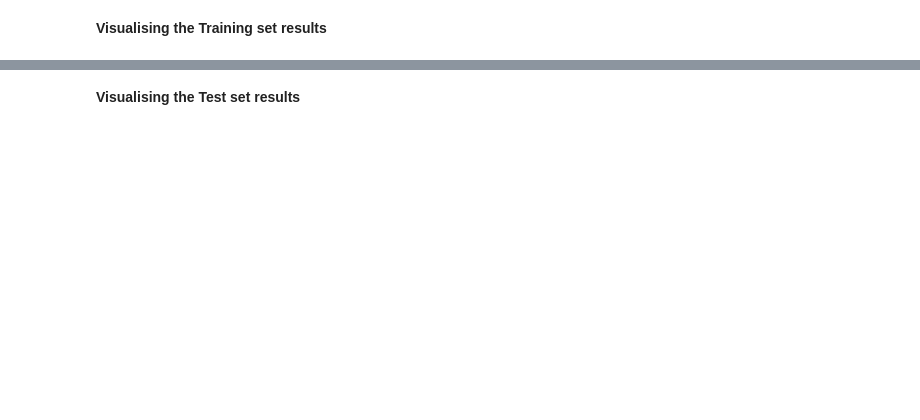
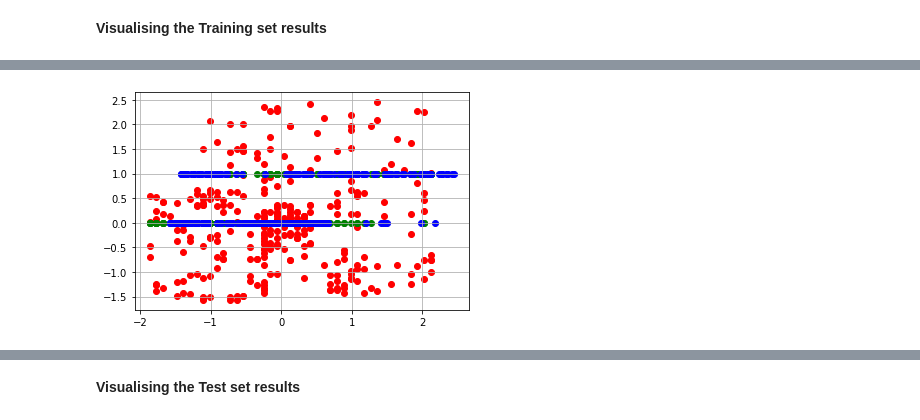
Before and after one commit to ajithspoojary/ML_Task7, a Jupyter notebook: Guvi_Decision_Trees_Assignment15.ipynb, the cells around one changed output, grey strips where cells are left out. Cells and saved outputs as stored; diff of their text form; code cells hidden in the pictures; blank space fills up the shorter version.

```diff
--- a/Guvi_Decision_Trees_Assignment15.ipynb
+++ b/Guvi_Decision_Trees_Assignment15.ipynb
@@ -7,2 +16,5 @@
 # %% [markdown]
 **Importing the dataset**
+# %%
+df = pd.read_csv("Social_Network_Ads.csv")
+df
@@ -9,4 +64,8 @@
 # %% [markdown]
 **Splitting the dataset into the Training set and Test set**
+# %%
+X = df[["Age","EstimatedSalary"]]
+Y = df["Purchased"]
+x_train,x_test,y_train,y_test = train_test_split(X,Y,test_size = 0.3)
 # %% [markdown]
 **Feature Scaling**
@@ -20,0 +103,11 @@
+# %%
+sample1 = ssx_train[:,0]
+sample2 = ssx_train[:,1]
+
+plt.scatter(sample1,sample2,c="r")
+plt.scatter(sample1,y_train,c="g")
+plt.scatter(sample2,y_train,c="b")
+plt.grid()
+plt.show()
+# %% [output]
+[figure, added]
```
Also changed, not shown: parts of 12 cells of this notebook.
